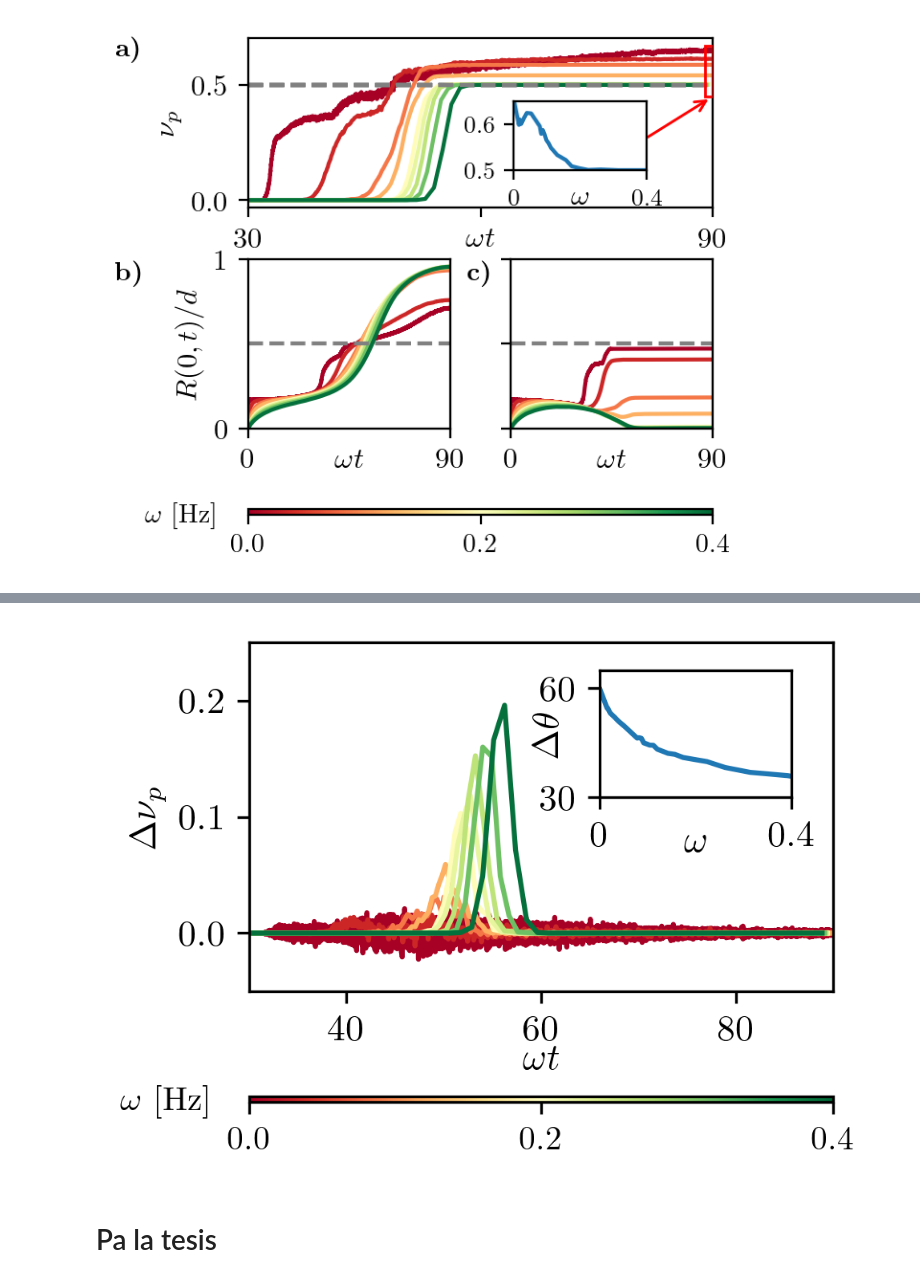
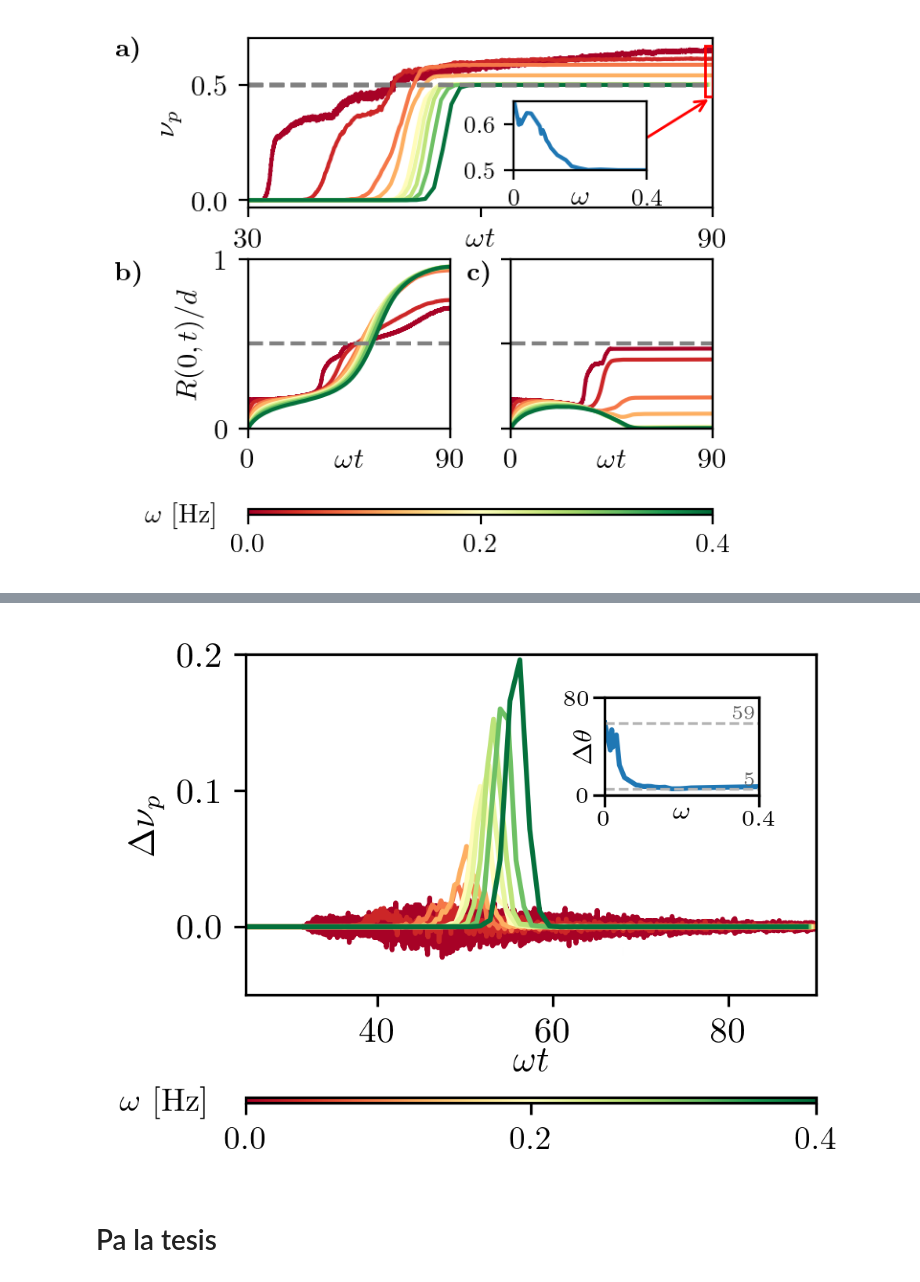
Before and after one commit to leogabac/frequencygs, a Jupyter notebook: src/notebooks/figure4.ipynb, the cells around one changed output, grey strips where cells are left out. Drawn from its saved outputs; the diff is of its cells as text; code cells hidden in the pictures.

```diff
--- a/src/notebooks/figure4.ipynb
+++ b/src/notebooks/figure4.ipynb
@@ -48,8 +48,8 @@ plt.rcParams.update({
 
 Fraction of particles that have jumped to the other side of their trap at a given point in time.
 # %%
-DRIVE = '/home/frieren/Documents/projects/'
-PROJECT = 'frequencygs/data'
+DRIVE = '/run/media/holo/aura/BIG/'
+PROJECT = 'reentrancy'
 SIZE = 10
 DATA_PATH = os.path.join(DRIVE,PROJECT,'test11',str(SIZE))
 # %% [markdown]
@@ -432,57 +496,65 @@ for w, dfw in averaged.groupby('omega'):
     if w in ws:
         theta = (dfw.omega * dfw.t) * 180/np.pi
         ax.plot(theta[1:],(np.diff(dfw.fractions)) , color=cmap(norm(w)))
-ax.set_xlim(30,90)
-ax.set_ylim(-0.05,0.25)
+ax.set_xlim(25,90)
+ax.set_ylim(-0.05,0.2)
 ax.set_ylabel('$\\Delta \\nu_p$')
 ax.set_xlabel('$\\omega t$', labelpad=-1)
+
 
 
 # ==========================================================================================================
 # INSET
 # ==========================================================================================================
 
-axins = fig.add_axes([0.62, 0.6, 0.23, 0.23])
+axins = fig.add_axes([0.64, 0.62, 0.19, 0.18])
 axins.plot(omegas,dth)
-axins.set_xlabel('$\\omega$',labelpad=-8)
-axins.set_ylabel('$\\Delta \\theta$',labelpad=-8)
+dth_min = np.nanmin(dth)
+dth_max = np.nanmax(dth)
+axins.axhline(dth_min, color='0.7', linestyle='--', linewidth=0.8)
+axins.axhline(dth_max, color='0.7', linestyle='--', linewidth=0.8)
+axins.text(0.98, dth_min, f'{dth_min:.0f}', transform=axins.get_yaxis_transform(), ha='right', va='bottom', fontsize=6, color='0.4')
+axins.text(0.98, dth_max, f'{dth_max:.0f}', transform=axins.get_yaxis_transform(), ha='right', va='bottom', fontsize=6, color='0.4')
+axins.set_xlabel('$\\omega$',labelpad=-9, fontsize=8)
+axins.set_ylabel('$\\Delta \\theta$',labelpad=-10, fontsize=8)
 axins.set_xlim(0,0.4)
-axins.set_ylim(30,65)
+# axins.set_ylim(0,80)
 
 axins.set_xticks([0,0.4])
 axins.set_xticklabels([0,0.4])
+axins.tick_params(axis='both', labelsize=7, pad=1)
 
-axins.set_yticks([30,60])
-axins.set_yticklabels([30,60])
+axins.set_yticks([0,80])
+axins.set_yticklabels([0,80])
 
 # ==========================================================================================================
 # COLORBAR
 # ==========================================================================================================
 
 fig.subplots_adjust(bottom=0.25)  # Adjust the bottom space to make room for the colorbar
 fig.subplots_adjust(left=0.2)  # Adjust the bottom space to make room for the shared axis label
 
 cbar_ax = fig.add_axes([0.2, 0.05, 0.7, 0.01])  # [left, bottom, width, height]
 sm = plt.cm.ScalarMappable(cmap=cmap, norm=norm)
 sm.set_array([])  # Set an empty array to the ScalarMappable
 
 cbar = fig.colorbar(sm, cax=cbar_ax, orientation='horizontal')
 #cbar.set_label(label='$\\omega$ [Hz]', fontsize=10)
 cbar.ax.tick_params(labelsize=10)
 
 custom_ticks = np.round(np.array([0, 0.2 ,0.4]),3)
 cbar.set_ticks(custom_ticks)
 cbar.set_ticklabels(custom_ticks)
 
 fig.text(0.1, 0.05, '$\\omega$ [Hz]', fontsize=10, ha='center', va='center')
 
-fig.savefig('/home/frieren/Dropbox/mnt/martensitepaper/fig5.pdf',dpi=300,bbox_inches='tight')
-fig.savefig('/home/frieren/Dropbox/mnt/martensitepaper/fig5.png',dpi=300,bbox_inches='tight')
+fig.savefig('/home/holo/documents/mnt/frequencygs/repo/data/fig5.pdf',dpi=300,bbox_inches='tight')
+# fig.savefig('/home/frieren/Dropbox/mnt/martensitepaper/fig5.png',dpi=300,bbox_inches='tight')
 
 
 plt.show()
 # %% [output]
-[figure, old version]
+[figure, new version]
 # %% [markdown]
 # Pa la tesis
 # %%
```
Also changed, not shown: parts of 6 cells of this notebook, 4 other files.
